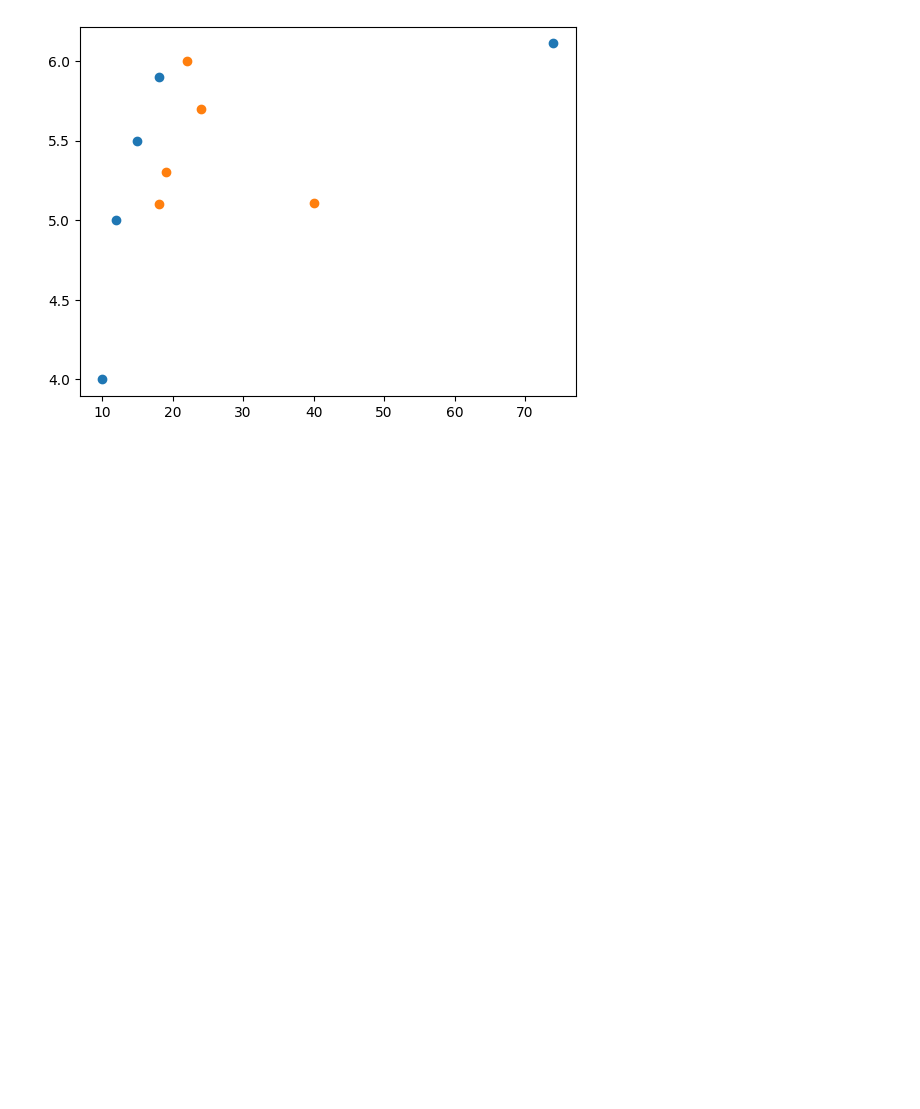
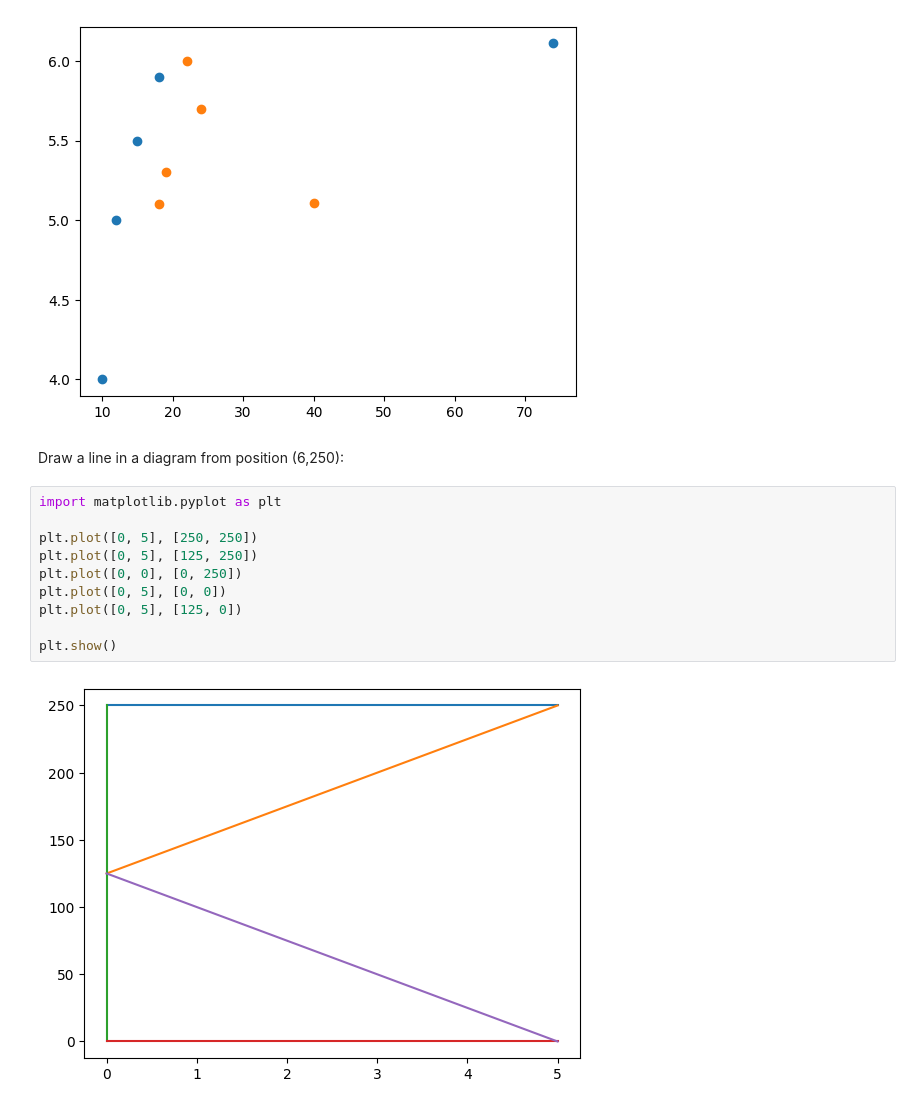
Before and after one commit to Imrkraghu/Rohit_AI_ML, a Jupyter notebook: Rohit_AI_ML/pandas/Data Visualization1/dvpractice.ipynb, the cells around one changed output. Drawn from its saved outputs; the diff is of its cells as text; blank space fills up the shorter version.

Commit message:
line drwaing practice

```diff
--- a/Rohit_AI_ML/pandas/Data Visualization1/dvpractice.ipynb
+++ b/Rohit_AI_ML/pandas/Data Visualization1/dvpractice.ipynb
@@ -27,3 +27,17 @@ plt.scatter(x,y)
 plt.show()
 # %% [output]
 [figure]
+# %% [markdown]
+Draw a line in a diagram from position (6,250):
+# %%
+import matplotlib.pyplot as plt
+
+plt.plot([0, 5], [250, 250])
+plt.plot([0, 5], [125, 250])
+plt.plot([0, 0], [0, 250])
+plt.plot([0, 5], [0, 0])
+plt.plot([0, 5], [125, 0])
+
+plt.show()
+# %% [output]
+[figure, added]
```
